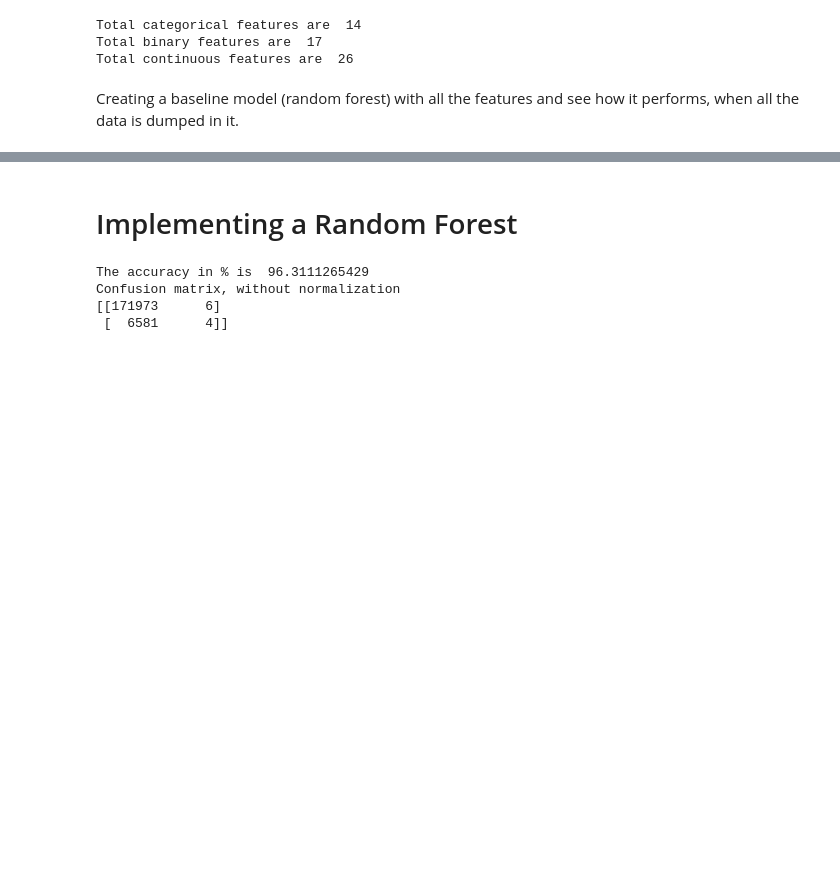
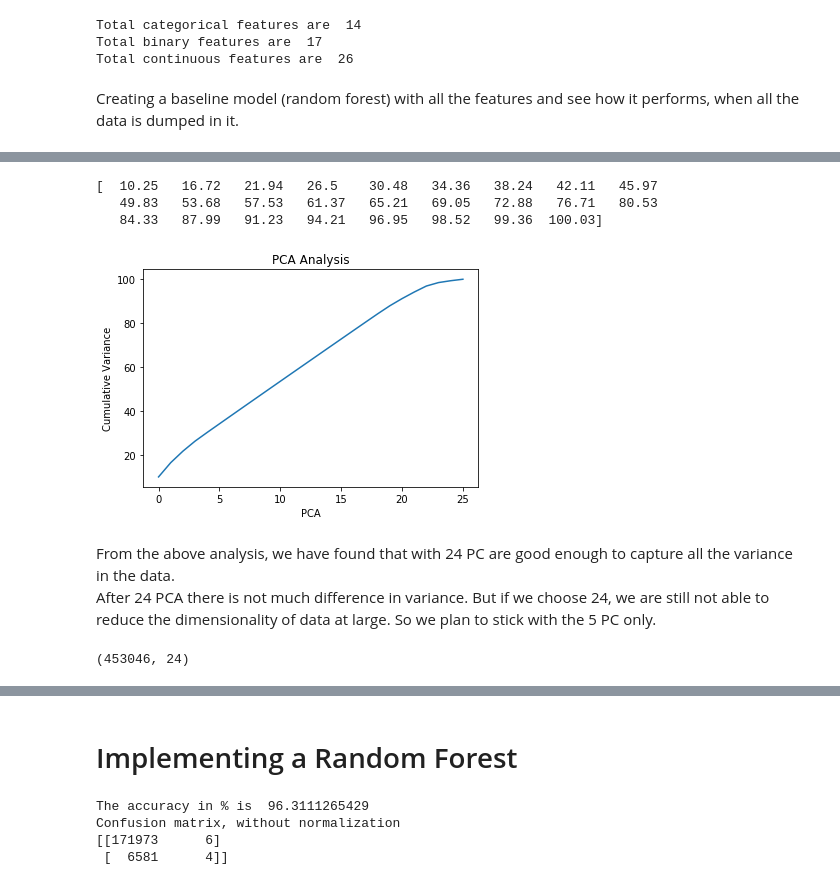
Before and after one commit to ayusmittal/SpringBoard-Projects, a Jupyter notebook: CapStone-Project-2/Final_Machine_Learning-Porto-Seguro-Data-Set.ipynb, the cells around one changed output, grey strips where cells are left out. Drawn from its saved outputs; the diff is of its cells as text; code cells hidden in the pictures; blank space fills up the shorter version.

```diff
--- a/CapStone-Project-2/Final_Machine_Learning-Porto-Seguro-Data-Set.ipynb
+++ b/CapStone-Project-2/Final_Machine_Learning-Porto-Seguro-Data-Set.ipynb
@@ -146,0 +233,8 @@ Creating a baseline model (random forest) with all the features and see how it p
+# %%
+continuousdf = continuousdf.replace(-1,np.nan).dropna(axis=0, how='any')
+#convert it to numpy arrays
+X=continuousdf.values
+#Scaling the values
+X = scale(X)
+pca = PCA(n_components=26)
+pca.fit(X)
@@ -146,0 +255,28 @@ Creating a baseline model (random forest) with all the features and see how it p
+# %%
+#The amount of variance that each PC explains
+var= pca.explained_variance_ratio_
+
+#Cumulative Variance explains
+var1=np.cumsum(np.round(pca.explained_variance_ratio_, decimals=4)*100)
+
+print(var1)
+plt.plot(var1)
+plt.title('PCA Analysis')
+plt.ylabel('Cumulative Variance')
+plt.xlabel('PCA')
+plt.show()
+# %% [output]
+[  10.25   16.72   21.94   26.5    30.48   34.36   38.24   42.11   45.97
+   49.83   53.68   57.53   61.37   65.21   69.05   72.88   76.71   80.53
+   84.33   87.99   91.23   94.21   96.95   98.52   99.36  100.03]
+[figure, added]
+# %% [markdown]
+From the above analysis, we have found that with 24 PC are good enough to capture all the variance in the data.
+After 24 PCA there is not much difference in variance. But if we choose 24, we are still not able to reduce the dimensionality of data at large. So we plan to stick with the 5 PC only.
+# %%
+pca = PCA(n_components=24)
+pca.fit(X)
+X1=pca.fit_transform(X)
+X1.shape
+# %% [output]
+(453046, 24)
```
Also changed, not shown: parts of 17 cells of this notebook.
